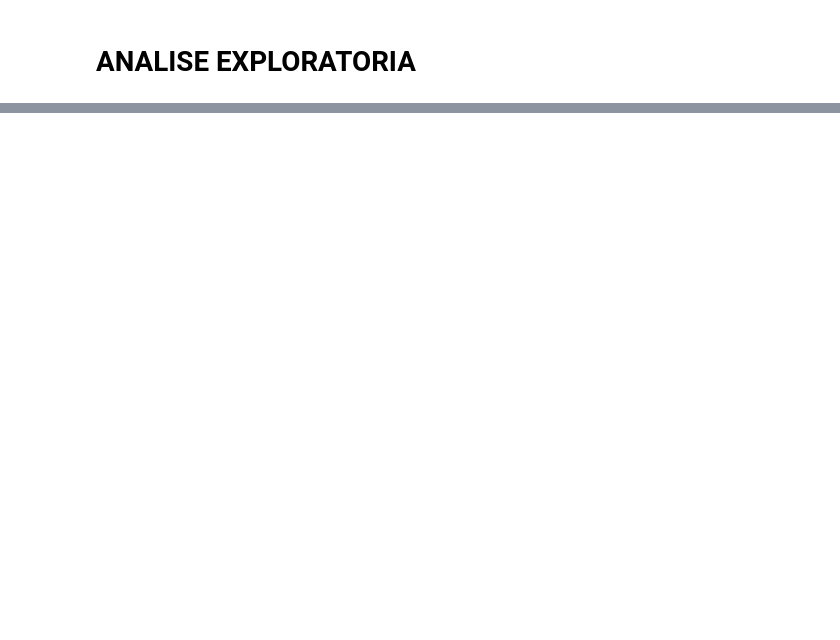
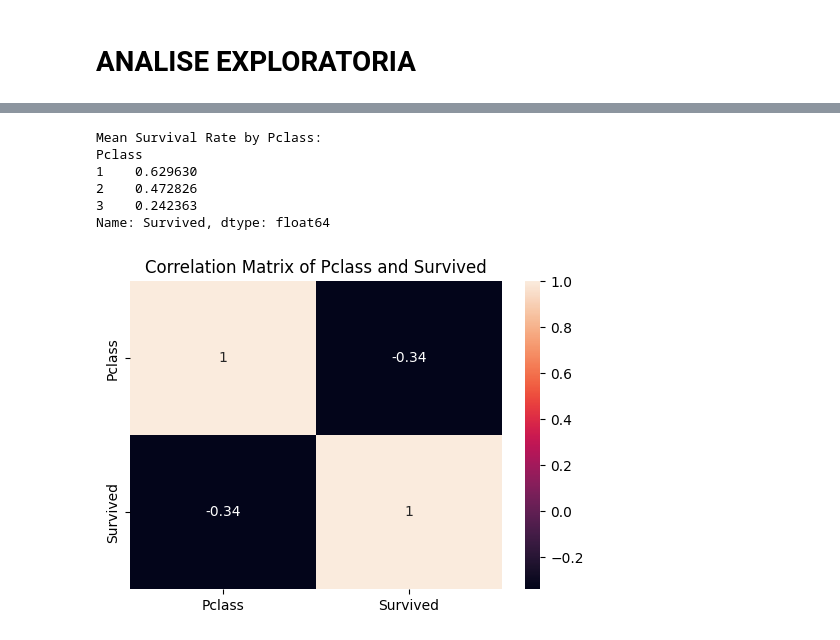
Before and after one commit to yaozin/Exercicios, a Jupyter notebook: Titanic_Projeto.ipynb, the cells around one changed output, grey strips where cells are left out. Cells and saved outputs as stored; diff of their text form; code cells hidden in the pictures; blank space fills up the shorter version.

```diff
--- a/Titanic_Projeto.ipynb
+++ b/Titanic_Projeto.ipynb
@@ -88,0 +156,6 @@ Everything up-to-date
+# %%
+idademediana = dadosBrutos.Age.median()
+dadosBrutos.Age.fillna(idademediana, inplace=True)
+dadosBrutos.Age.isnull().sum()
+dadosBrutos['Age']=dadosBrutos.Age.astype(int)
+dadosBrutos.tail()
@@ -88,0 +175,4 @@ Everything up-to-date
+# %%
+dadosBrutos.Sex.value_counts()
+dadosBrutos.Sex=dadosBrutos.Sex.str.upper()
+dadosBrutos.head(10)
@@ -88,0 +191,6 @@ Everything up-to-date
+# %%
+#Tratar coluna SibSP
+dadosBrutos.SibSp.value_counts()
+dadosBrutos['Siblings_Spouses'] = dadosBrutos.SibSp
+dadosBrutos.drop(columns='SibSp', inplace=True)
+dadosBrutos.head()
@@ -88,0 +204,9 @@ Everything up-to-date
+# %%
+#Tratar Name
+dadosBrutos['NameDuo'] = dadosBrutos.Name
+dadosBrutos.drop(columns='NameDuo', inplace=True)
+dadosBrutos['NameSolteira'] = dadosBrutos['Name'].str.extract(r'\((.*)\)')
+dadosBrutos.head()
+dadosBrutos['LastName'] = dadosBrutos['Name'].str.extract(r'([A-Za-z]+),')
+dadosBrutos.Name= dadosBrutos.Name.str.replace(r'\(.*\)', '', regex=True).str.strip()
+dadosBrutos.head()
@@ -88,0 +260,20 @@ Everything up-to-date
+# %%
+Pclass_survived = dadosBrutos.groupby('Pclass')['Survived'].mean()
+print('Mean Survival Rate by Pclass:')
+print(Pclass_survived)
+
+# Para usar sns.heatmap para correlação, precisamos de uma matriz de correlação.
+# Vamos calcular a correlação entre Pclass e Survived diretamente do DataFrame original.
+correlation_matrix = dadosBrutos[['Pclass', 'Survived']].corr()
+plt.figure(figsize=(6, 4))
+sns.heatmap(correlation_matrix, annot=True)
+plt.title('Correlation Matrix of Pclass and Survived')
+plt.show()
+# %% [output]
+Mean Survival Rate by Pclass:
+Pclass
+1    0.629630
+2    0.472826
+3    0.242363
+Name: Survived, dtype: float64
+[figure, added]
```
Also changed, not shown: parts of 28 cells of this notebook.
